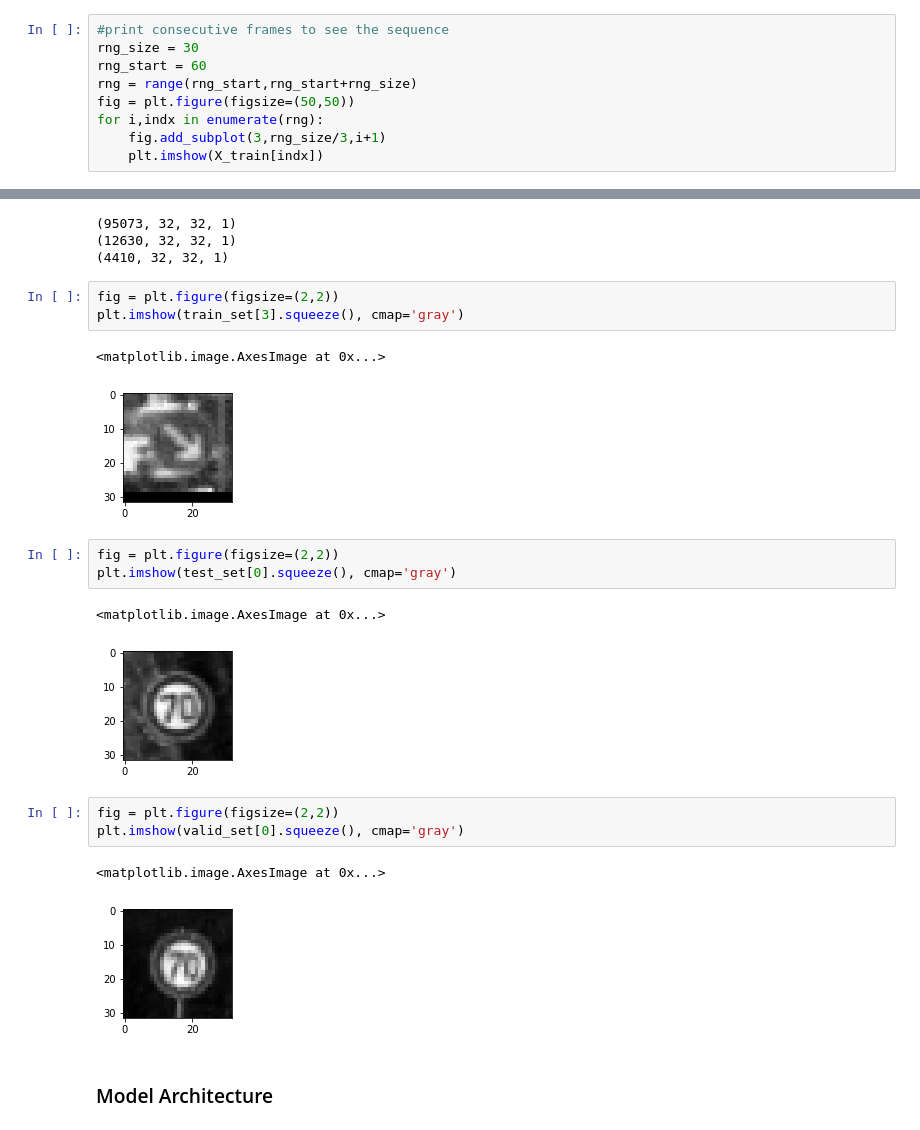
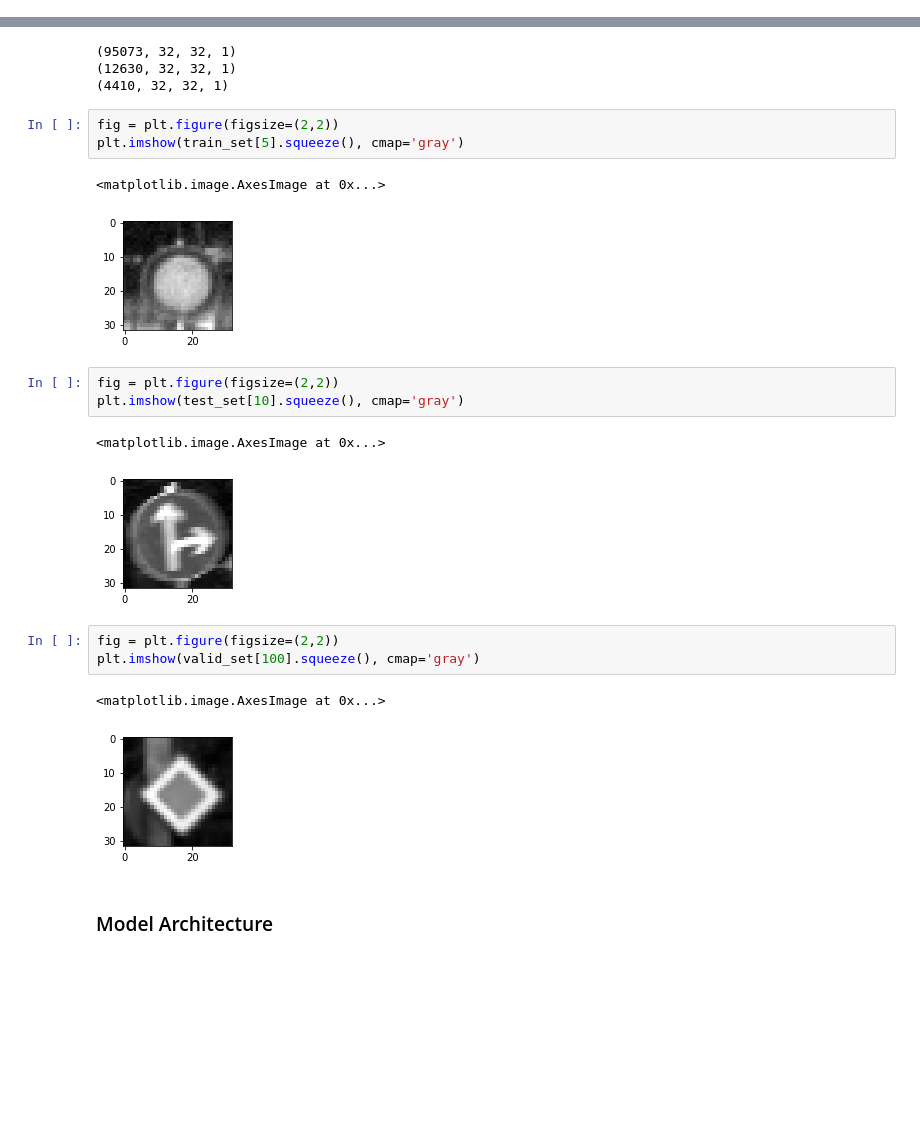
Before and after one commit to bejjani/udacityCarND, a Jupyter notebook: CarND-Traffic-Sign-Classifier-Project/Traffic_Sign_Classifier.ipynb, the cells around one changed output, grey strips where cells are left out. Cells and saved outputs as stored; diff of their text form; blank space fills up the shorter version.

```diff
--- a/CarND-Traffic-Sign-Classifier-Project/Traffic_Sign_Classifier.ipynb
+++ b/CarND-Traffic-Sign-Classifier-Project/Traffic_Sign_Classifier.ipynb
@@ -166,11 +158,2 @@ Wall time: 407 ms
 # %%
 #most pictures seem to be centered but with variable quality specially in terms of brightness.
-# %%
-#print consecutive frames to see the sequence
-rng_size = 30
-rng_start = 60
-rng = range(rng_start,rng_start+rng_size)
-fig = plt.figure(figsize=(50,50))
-for i,indx in enumerate(rng):
-    fig.add_subplot(3,rng_size/3,i+1)
-    plt.imshow(X_train[indx])
@@ -447,22 +382,22 @@ print(valid_set.shape)
 (4410, 32, 32, 1)
 # %%
 fig = plt.figure(figsize=(2,2))
-plt.imshow(train_set[3].squeeze(), cmap='gray')
+plt.imshow(train_set[5].squeeze(), cmap='gray')
 # %% [output]
 <matplotlib.image.AxesImage at 0x...>
-[figure, old version]
+[figure, new version]
 # %%
 fig = plt.figure(figsize=(2,2))
-plt.imshow(test_set[0].squeeze(), cmap='gray')
+plt.imshow(test_set[10].squeeze(), cmap='gray')
 # %% [output]
 <matplotlib.image.AxesImage at 0x...>
-[figure, old version]
+[figure, new version]
 # %%
 fig = plt.figure(figsize=(2,2))
-plt.imshow(valid_set[0].squeeze(), cmap='gray')
+plt.imshow(valid_set[100].squeeze(), cmap='gray')
 # %% [output]
 <matplotlib.image.AxesImage at 0x...>
-[figure, old version]
+[figure, new version]
 # %% [markdown]
 ### Model Architecture
 # %%
```
Also changed, not shown: parts of 16 cells of this notebook, 27 other files.
